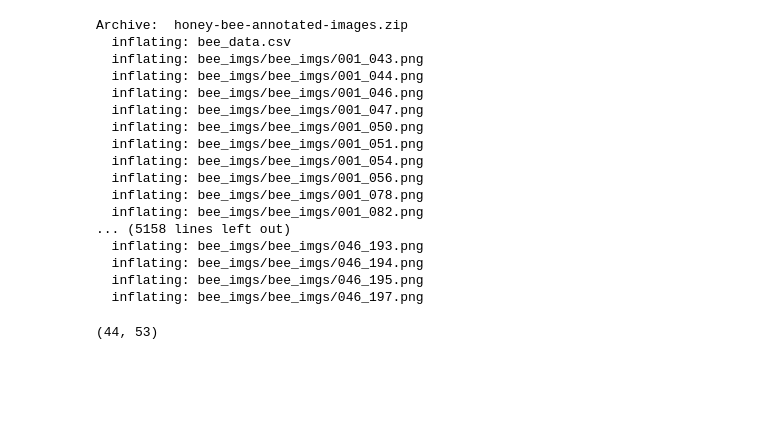
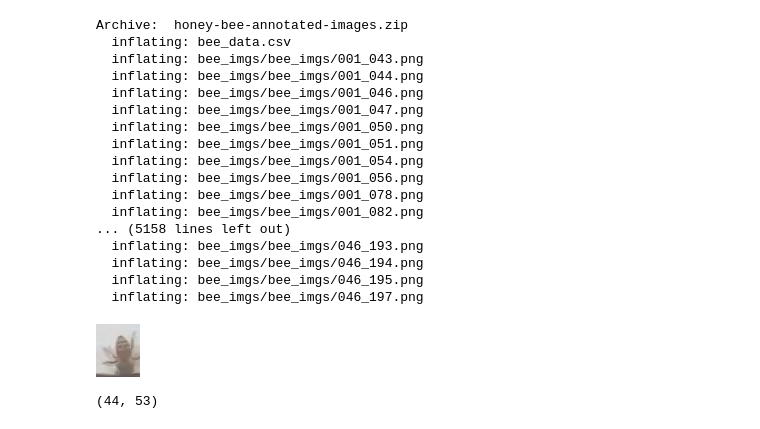
Before and after one commit to suyashss/nn_test, a Jupyter notebook: BEE-GAN.ipynb, the cells around one changed output. Drawn from its saved outputs; the diff is of its cells as text; code cells hidden in the pictures; blank space fills up the shorter version.

```diff
--- a/BEE-GAN.ipynb
+++ b/BEE-GAN.ipynb
@@ -56,6 +56,10 @@ Archive:  honey-bee-annotated-images.zip
   inflating: bee_imgs/bee_imgs/046_197.png
 # %%
 img_test = keras.preprocessing.image.load_img('bee_imgs/bee_imgs/046_197.png')
+# %%
+img_test
+# %% [output]
+[figure, added]
 # %%
 #%matplotlib inline
 img_test.size
```
Also changed, not shown: parts of 16 cells of this notebook.
